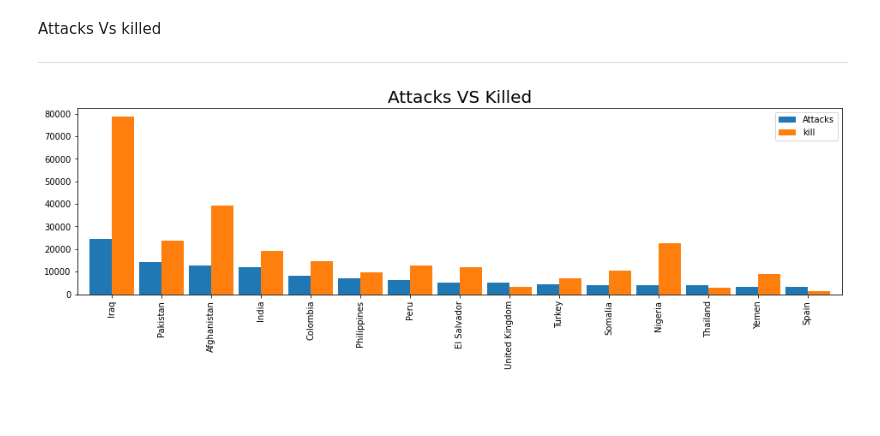
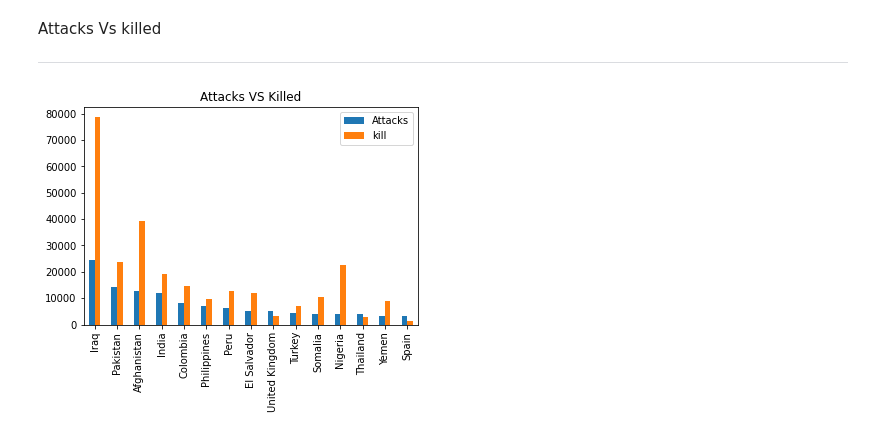
Before and after one commit to vicksypython/gbd-analysis, a Jupyter notebook: Copy_of_Global_Terrorism_Analysis_Capstone_Project.ipynb, the cells around one changed output. Saved outputs shown, nothing was run; the diff lists cells and outputs as text; code cells hidden in the pictures; blank space fills up the shorter version.

```diff
--- a/Copy_of_Global_Terrorism_Analysis_Capstone_Project.ipynb
+++ b/Copy_of_Global_Terrorism_Analysis_Capstone_Project.ipynb
@@ -86,3 +81,9 @@ gtd.drop(column,inplace=True,axis=1)
+# %%
+ # renaming the colums for getting clarity to work on
+gtd.rename(columns={'iyear':'Year','imonth':'Month','iday':"day",'gname':'Group','country_txt':'Countrys_','region_txt':'Region',
+                     'provstate':'State','city':'city','latitude':'latitude','longitude':'longitude','summary':'summary',
+                     'attacktype1_txt':'Attacktype','targtype1_txt':'Targettype','weaptype1_txt':'Weapon','nkill':'kill',
+                     'nwound':'wounds'},inplace=True)
 # %%
 gtd.head(3)
 # %% [output]
@@ -93,12 +94,7 @@ gtd.head(3)
-# %%
-gtd.rename(columns={'iyear':'Year','imonth':'Month','iday':"day",'gname':'Group','country_txt':'Countrys_','region_txt':'Region',
-                     'provstate':'State','city':'city','latitude':'latitude','longitude':'longitude','summary':'summary',
-                     'attacktype1_txt':'Attacktype','targtype1_txt':'Targettype','weaptype1_txt':'Weapon','nkill':'kill',
-                     'nwound':'Wound'},inplace=True)
 # %%
-# created a work bench that we need only perform analysis in this
+# created a work bench that we need only perform analysis on this data
 gtd = gtd[['Year','Month','day','Countrys_','State','Region','city','latitude','longitude',"Attacktype",'kill',
-               'Wound','target1','summary','Group','Targettype','Weapon','motive']]
+               'target1','Group','Targettype','Weapon','wounds','summary']]
 gtd.head()
 # %% [output]
 |  | Year | Month | day | Countrys_ | State | Region | city | latitude | longitude | Attacktype | ... |
@@ -191,3 +215,14 @@ plt.show()
 # %% [markdown]
  * OBSERVATION
  HIGHEST ATTACKS IN BAGHDAD
+# %%
+#Created PieChart by using matplotlib.pyplot as plt for City Wise Attacks
+from matplotlib import pyplot as plt
+import numpy as np
+
+# creating dataset
+city=['Baghdad','Karachi','Lima','Mosul','Belfast']
+data=[7589,2652,2359,2265,2171]
+fig = plt.figure(figsize=(15,7))
+plt.pie(data,labels = city)
+plt.show()
@@ -288,17 +356,19 @@ Attacks Vs killed
 ---
 # %%
 # Create the figure object
-terroist_attacks =gtd ['Countrys_'].value_counts()[:15].to_frame()
+# ceating a variable that stores country values
+terroist_attacks =gtd['Countrys_'].value_counts()[:15].to_frame()
 terroist_attacks.columns=['Attacks']
 
 #group by operation for countrys and kills
 count_kill = gtd.groupby('Countrys_')['kill'].sum().to_frame()
 
 #merging  count_kill & terroist_attacks by using merge to get bar chart
-terroist_attacks.merge(count_kill,left_index = True,right_index =True,how='left').plot.bar(width=0.9)
-fig = plt.gcf()
-plt.title("Attacks VS Killed", fontsize=20)
-fig.set_size_inches(16,4)
+terroist_attacks.merge(count_kill,left_index = True,right_index =True,how='left').plot.bar()
+
+# given title
+plt.title("Attacks VS Killed")
+fig.set_size_inches(10,20)
 plt.show()
 # %% [output]
-[figure, old version]
+[figure, new version]
```
Also changed, not shown: parts of 41 cells of this notebook.
